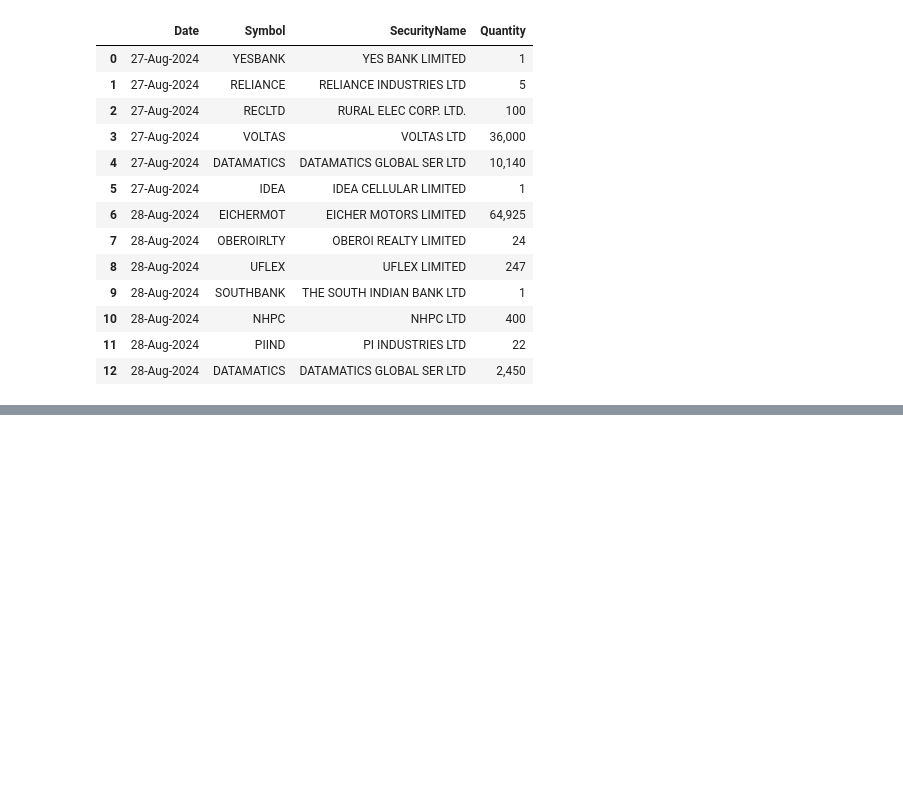
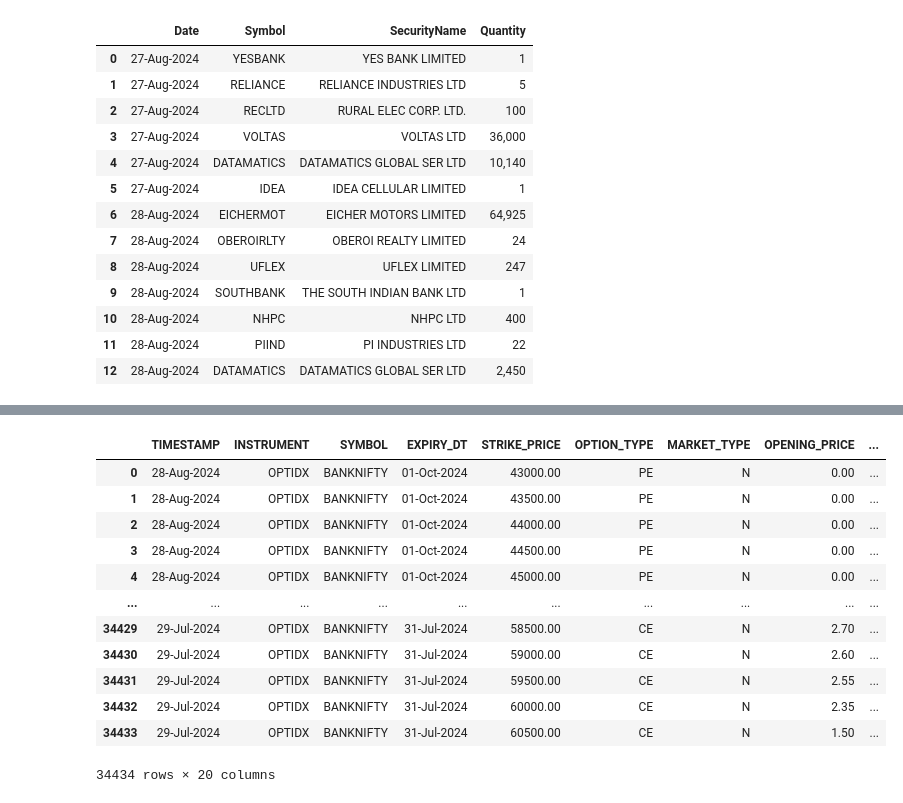
Before and after one commit to Himanshu-abc/stock_market, a Jupyter notebook: nse_data.ipynb, the cells around one changed output, grey strips where cells are left out. Drawn from its saved outputs; the diff is of its cells as text; code cells hidden in the pictures; blank space fills up the shorter version.

```diff
--- a/nse_data.ipynb
+++ b/nse_data.ipynb
@@ -336,0 +419,16 @@ capital_market.short_selling_data(period='1D')
+# %%
+derivatives.option_price_volume_data('BANKNIFTY','OPTIDX',period='1M')
+# %% [output]
+|  | TIMESTAMP | INSTRUMENT | SYMBOL | EXPIRY_DT | STRIKE_PRICE | OPTION_TYPE | MARKET_TYPE | OPENING_PRICE | ... |
+| 0 | 28-Aug-2024 | OPTIDX | BANKNIFTY | 01-Oct-2024 | 43000.00 | PE | N | 0.00 | ... |
+| 1 | 28-Aug-2024 | OPTIDX | BANKNIFTY | 01-Oct-2024 | 43500.00 | PE | N | 0.00 | ... |
+| 2 | 28-Aug-2024 | OPTIDX | BANKNIFTY | 01-Oct-2024 | 44000.00 | PE | N | 0.00 | ... |
+| 3 | 28-Aug-2024 | OPTIDX | BANKNIFTY | 01-Oct-2024 | 44500.00 | PE | N | 0.00 | ... |
+| 4 | 28-Aug-2024 | OPTIDX | BANKNIFTY | 01-Oct-2024 | 45000.00 | PE | N | 0.00 | ... |
+| ... | ... | ... | ... | ... | ... | ... | ... | ... | ... |
+| 34429 | 29-Jul-2024 | OPTIDX | BANKNIFTY | 31-Jul-2024 | 58500.00 | CE | N | 2.70 | ... |
+| 34430 | 29-Jul-2024 | OPTIDX | BANKNIFTY | 31-Jul-2024 | 59000.00 | CE | N | 2.60 | ... |
+| 34431 | 29-Jul-2024 | OPTIDX | BANKNIFTY | 31-Jul-2024 | 59500.00 | CE | N | 2.55 | ... |
+| 34432 | 29-Jul-2024 | OPTIDX | BANKNIFTY | 31-Jul-2024 | 60000.00 | CE | N | 2.35 | ... |
+| 34433 | 29-Jul-2024 | OPTIDX | BANKNIFTY | 31-Jul-2024 | 60500.00 | CE | N | 1.50 | ... |
+34434 rows × 20 columns
```
Also changed, not shown: parts of 9 cells of this notebook.
